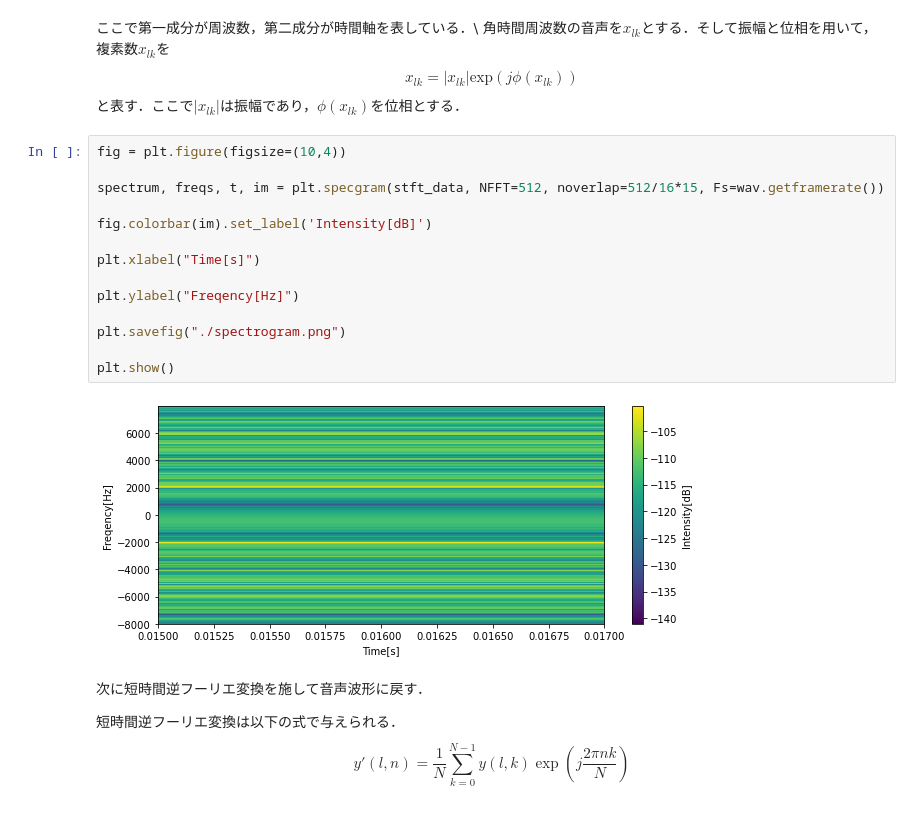
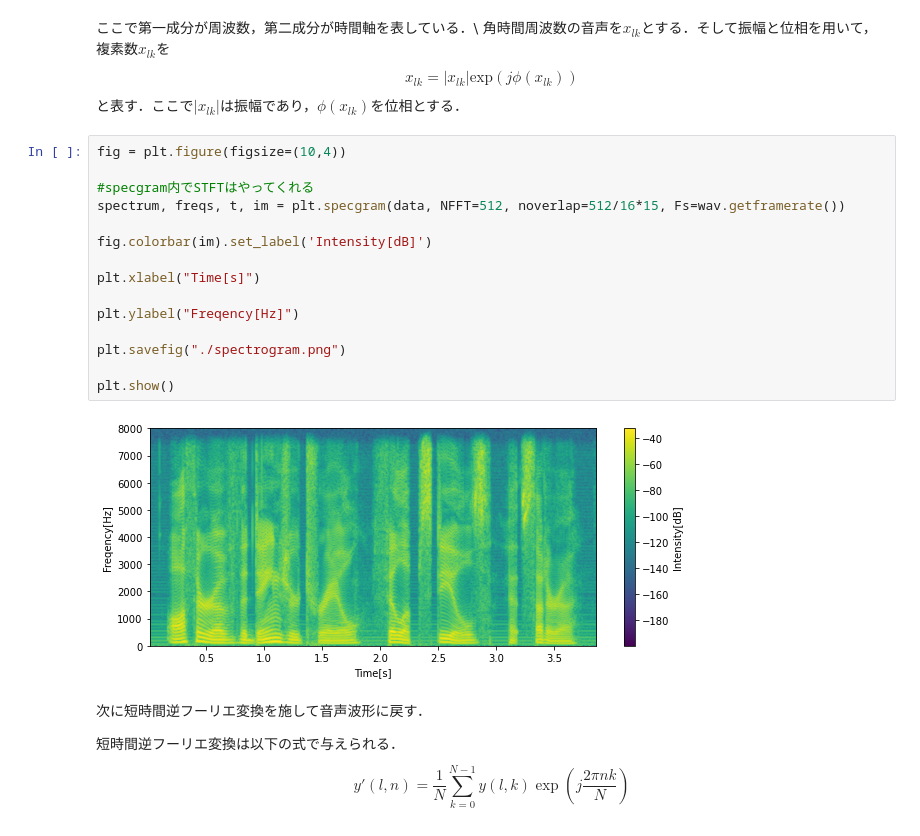
Before and after one commit to TomohiroSakaguchi/SoundSeparation, a Jupyter notebook: Chap2.ipynb, the cells around one changed output. Saved outputs shown, nothing was run; the diff lists cells and outputs as text.

```diff
--- a/Chap2.ipynb
+++ b/Chap2.ipynb
@@ -248,19 +248,20 @@ $$
 # %%
 fig = plt.figure(figsize=(10,4))
 
-spectrum, freqs, t, im = plt.specgram(stft_data, NFFT=512, noverlap=512/16*15, Fs=wav.getframerate())
+#specgram内でSTFTはやってくれる
+spectrum, freqs, t, im = plt.specgram(data, NFFT=512, noverlap=512/16*15, Fs=wav.getframerate())
 
 fig.colorbar(im).set_label('Intensity[dB]')
 
 plt.xlabel("Time[s]")
 
 plt.ylabel("Freqency[Hz]")
 
 plt.savefig("./spectrogram.png")
 
 plt.show()
 # %% [output]
-[figure, old version]
+[figure, new version]
 # %% [markdown]
 次に短時間逆フーリエ変換を施して音声波形に戻す．
 
```
Also changed, not shown: parts of 3 cells of this notebook.
